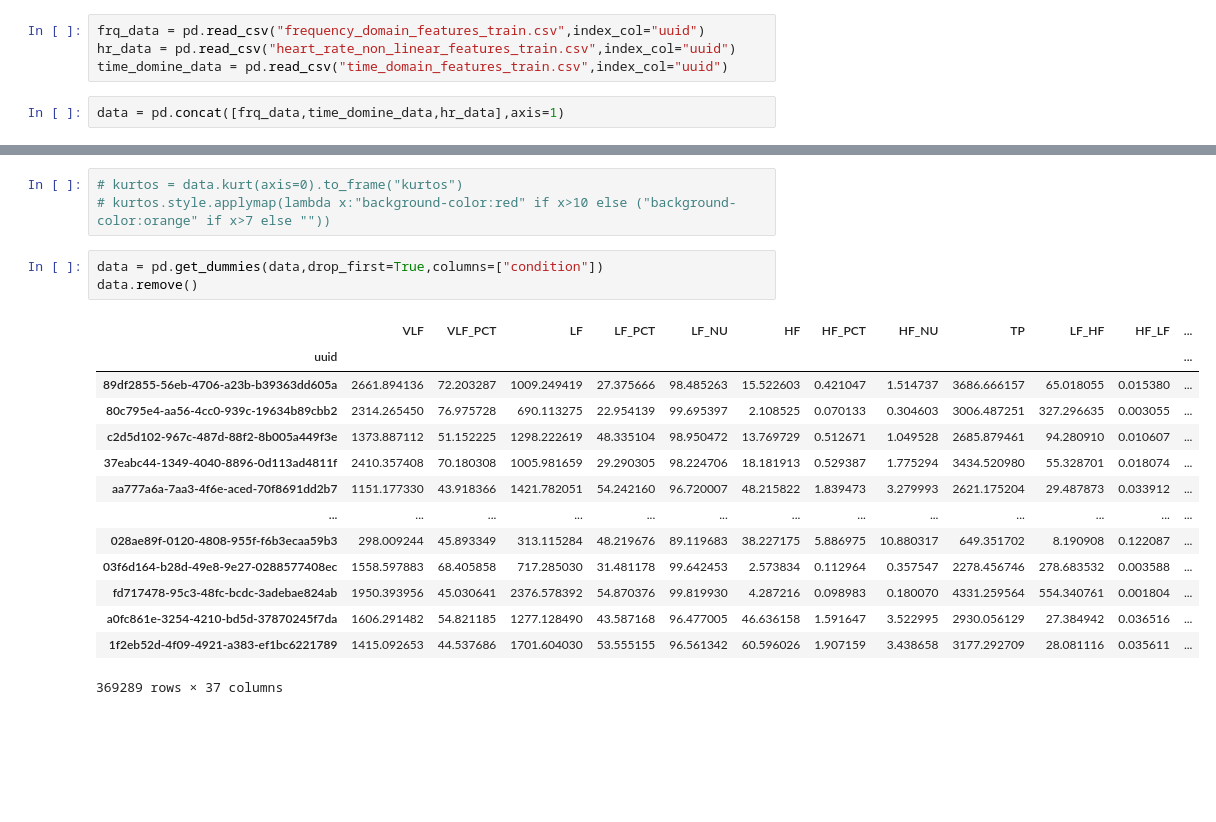
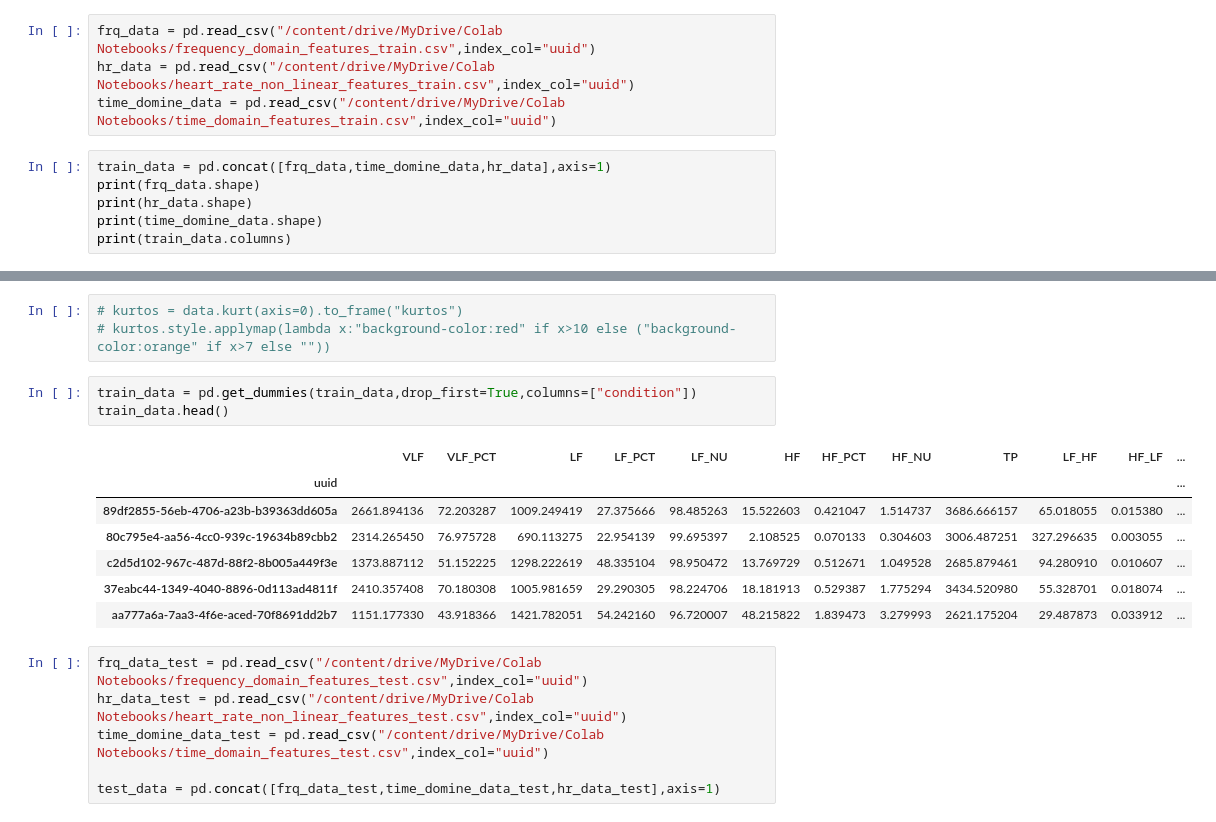
Before and after one commit to baalasangar/GLHackathon, a Jupyter notebook: HR_prediction.ipynb, the cells around one changed output, grey strips where cells are left out. Drawn from its saved outputs; the diff is of its cells as text; blank space fills up the shorter version.

```diff
--- a/HR_prediction.ipynb
+++ b/HR_prediction.ipynb
@@ -13,8 +23,12 @@ from sklearn.preprocessing import OneHotEncoder
 import warnings
 warnings.filterwarnings('ignore')
 # %%
-frq_data = pd.read_csv("frequency_domain_features_train.csv",index_col="uuid")
-hr_data = pd.read_csv("heart_rate_non_linear_features_train.csv",index_col="uuid")
-time_domine_data = pd.read_csv("time_domain_features_train.csv",index_col="uuid")
+frq_data = pd.read_csv("/content/drive/MyDrive/Colab Notebooks/frequency_domain_features_train.csv",index_col="uuid")
+hr_data = pd.read_csv("/content/drive/MyDrive/Colab Notebooks/heart_rate_non_linear_features_train.csv",index_col="uuid")
+time_domine_data = pd.read_csv("/content/drive/MyDrive/Colab Notebooks/time_domain_features_train.csv",index_col="uuid")
 # %%
-data = pd.concat([frq_data,time_domine_data,hr_data],axis=1)
+train_data = pd.concat([frq_data,time_domine_data,hr_data],axis=1)
+print(frq_data.shape)
+print(hr_data.shape)
+print(time_domine_data.shape)
+print(train_data.columns)
@@ -132,20 +138,19 @@ def plot_distribution(data,column_name):
 # kurtos = data.kurt(axis=0).to_frame("kurtos")
 # kurtos.style.applymap(lambda x:"background-color:red" if x>10 else ("background-color:orange" if x>7 else ""))
 # %%
-data = pd.get_dummies(data,drop_first=True,columns=["condition"])
-data.remove()
+train_data = pd.get_dummies(train_data,drop_first=True,columns=["condition"])
+train_data.head()
 # %% [output]
 |  | VLF | VLF_PCT | LF | LF_PCT | LF_NU | HF | HF_PCT | HF_NU | TP | LF_HF | HF_LF | ... |
 | uuid |  |  |  |  |  |  |  |  |  |  |  | ... |
 | 89df2855-56eb-4706-a23b-b39363dd605a | 2661.894136 | 72.203287 | 1009.249419 | 27.375666 | 98.485263 | 15.522603 | 0.421047 | 1.514737 | 3686.666157 | 65.018055 | 0.015380 | ... |
 | 80c795e4-aa56-4cc0-939c-19634b89cbb2 | 2314.265450 | 76.975728 | 690.113275 | 22.954139 | 99.695397 | 2.108525 | 0.070133 | 0.304603 | 3006.487251 | 327.296635 | 0.003055 | ... |
 | c2d5d102-967c-487d-88f2-8b005a449f3e | 1373.887112 | 51.152225 | 1298.222619 | 48.335104 | 98.950472 | 13.769729 | 0.512671 | 1.049528 | 2685.879461 | 94.280910 | 0.010607 | ... |
 | 37eabc44-1349-4040-8896-0d113ad4811f | 2410.357408 | 70.180308 | 1005.981659 | 29.290305 | 98.224706 | 18.181913 | 0.529387 | 1.775294 | 3434.520980 | 55.328701 | 0.018074 | ... |
 | aa777a6a-7aa3-4f6e-aced-70f8691dd2b7 | 1151.177330 | 43.918366 | 1421.782051 | 54.242160 | 96.720007 | 48.215822 | 1.839473 | 3.279993 | 2621.175204 | 29.487873 | 0.033912 | ... |
-| ... | ... | ... | ... | ... | ... | ... | ... | ... | ... | ... | ... | ... |
-| 028ae89f-0120-4808-955f-f6b3ecaa59b3 | 298.009244 | 45.893349 | 313.115284 | 48.219676 | 89.119683 | 38.227175 | 5.886975 | 10.880317 | 649.351702 | 8.190908 | 0.122087 | ... |
-| 03f6d164-b28d-49e8-9e27-0288577408ec | 1558.597883 | 68.405858 | 717.285030 | 31.481178 | 99.642453 | 2.573834 | 0.112964 | 0.357547 | 2278.456746 | 278.683532 | 0.003588 | ... |
-| fd717478-95c3-48fc-bcdc-3adebae824ab | 1950.393956 | 45.030641 | 2376.578392 | 54.870376 | 99.819930 | 4.287216 | 0.098983 | 0.180070 | 4331.259564 | 554.340761 | 0.001804 | ... |
-| a0fc861e-3254-4210-bd5d-37870245f7da | 1606.291482 | 54.821185 | 1277.128490 | 43.587168 | 96.477005 | 46.636158 | 1.591647 | 3.522995 | 2930.056129 | 27.384942 | 0.036516 | ... |
-| 1f2eb52d-4f09-4921-a383-ef1bc6221789 | 1415.092653 | 44.537686 | 1701.604030 | 53.555155 | 96.561342 | 60.596026 | 1.907159 | 3.438658 | 3177.292709 | 28.081116 | 0.035611 | ... |
-369289 rows × 37 columns
+# %%
+frq_data_test = pd.read_csv("/content/drive/MyDrive/Colab Notebooks/frequency_domain_features_test.csv",index_col="uuid")
+hr_data_test = pd.read_csv("/content/drive/MyDrive/Colab Notebooks/heart_rate_non_linear_features_test.csv",index_col="uuid")
+time_domine_data_test = pd.read_csv("/content/drive/MyDrive/Colab Notebooks/time_domain_features_test.csv",index_col="uuid")
+
+test_data = pd.concat([frq_data_test,time_domine_data_test,hr_data_test],axis=1)
```
Also changed, not shown: parts of 17 cells of this notebook.
